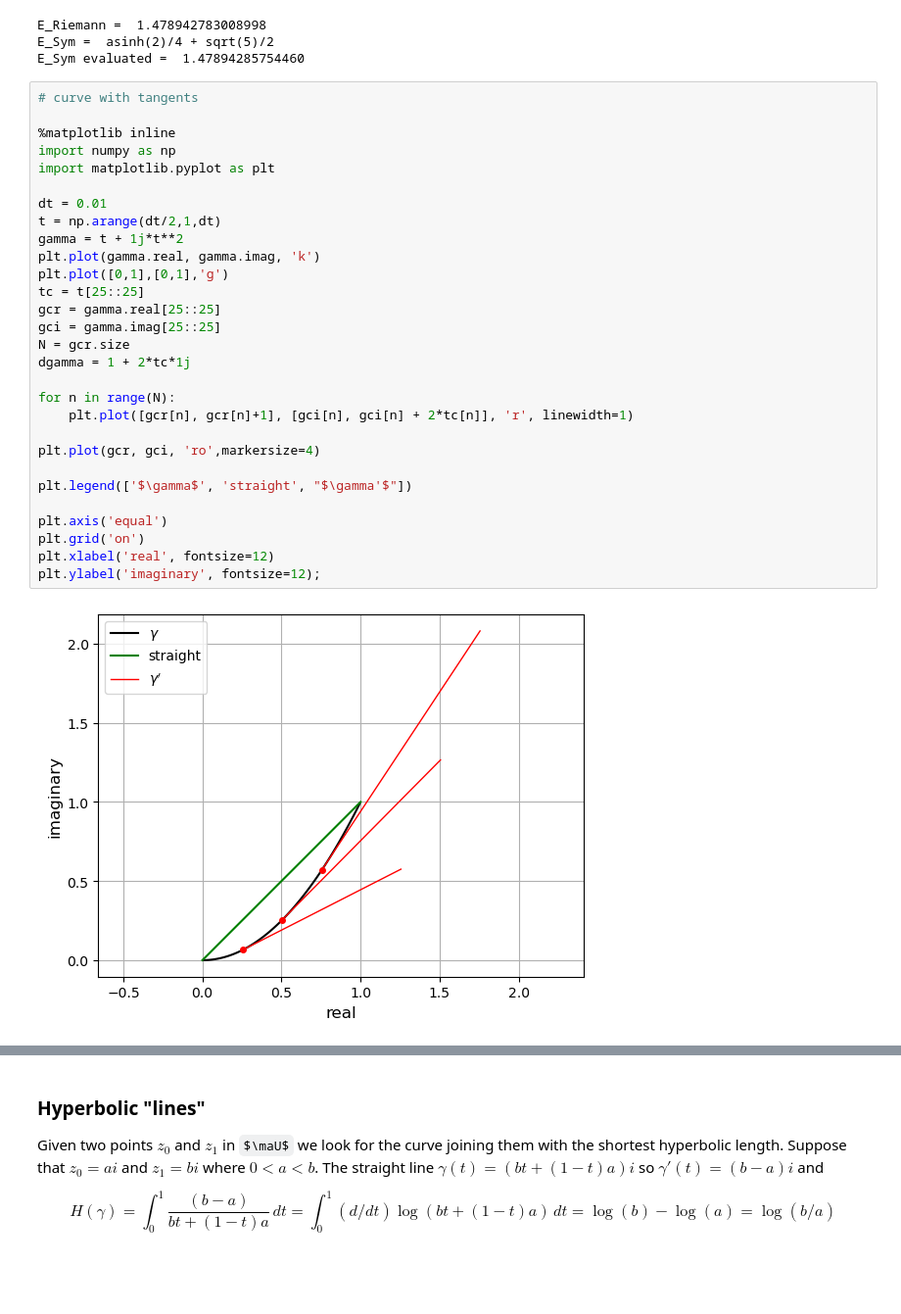
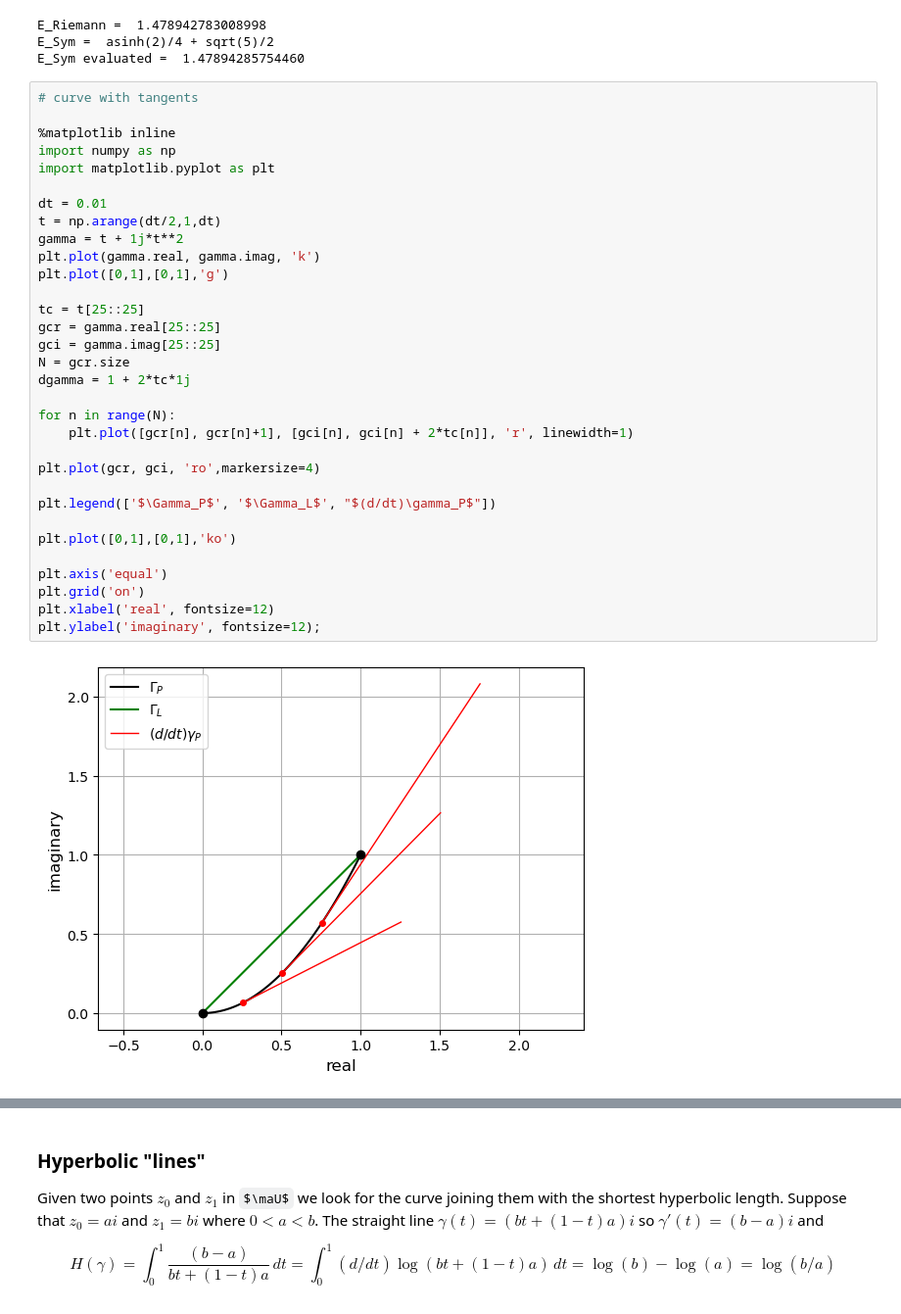
Before and after one commit to steve-cox-LA/JLA, a Jupyter notebook: TransPlane/1.8 The Hyperbolic Plane.ipynb, the cells around one changed output, grey strips where cells are left out. Shown at 98% size. Drawn from its saved outputs; the diff is of its cells as text; some formulas as TeX source; blank space fills up the shorter version.

Commit message:
Update 1.8 The Hyperbolic Plane.ipynb
curves

```diff
--- a/TransPlane/1.8 The Hyperbolic Plane.ipynb
+++ b/TransPlane/1.8 The Hyperbolic Plane.ipynb
@@ -58,32 +58,35 @@ E_Sym evaluated =  1.47894285754460
 # %%
 # curve with tangents
 
 %matplotlib inline
 import numpy as np
 import matplotlib.pyplot as plt
 
 dt = 0.01
 t = np.arange(dt/2,1,dt)
 gamma = t + 1j*t**2
 plt.plot(gamma.real, gamma.imag, 'k')
 plt.plot([0,1],[0,1],'g')
+
 tc = t[25::25]
 gcr = gamma.real[25::25]
 gci = gamma.imag[25::25]
 N = gcr.size
 dgamma = 1 + 2*tc*1j
 
 for n in range(N):
     plt.plot([gcr[n], gcr[n]+1], [gci[n], gci[n] + 2*tc[n]], 'r', linewidth=1)
 
 plt.plot(gcr, gci, 'ro',markersize=4)
 
-plt.legend(['$\gamma$', 'straight', "$\gamma'$"])
+plt.legend(['$\Gamma_P$', '$\Gamma_L$', "$(d/dt)\gamma_P$"])
+
+plt.plot([0,1],[0,1],'ko')
 
 plt.axis('equal')
 plt.grid('on')
 plt.xlabel('real', fontsize=12)
 plt.ylabel('imaginary', fontsize=12);
 # %% [output]
-[figure, old version]
+[figure, new version]
 # %% [markdown]
```
Also changed, not shown: parts of 7 cells of this notebook.
